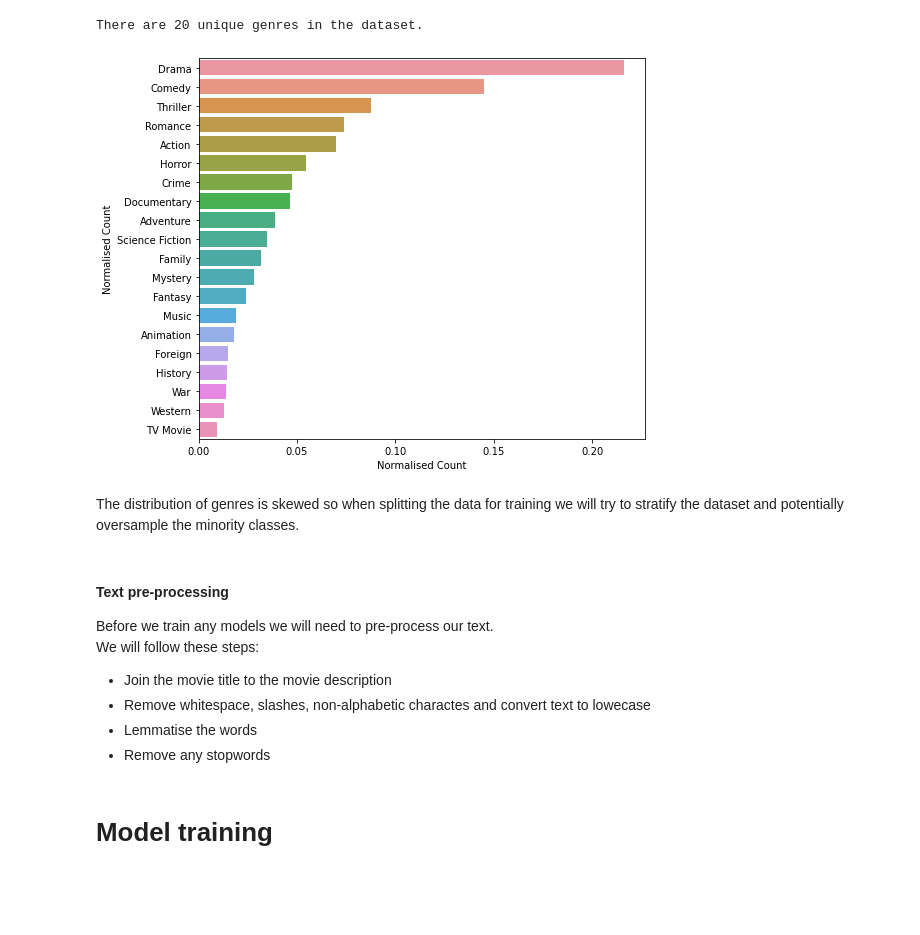
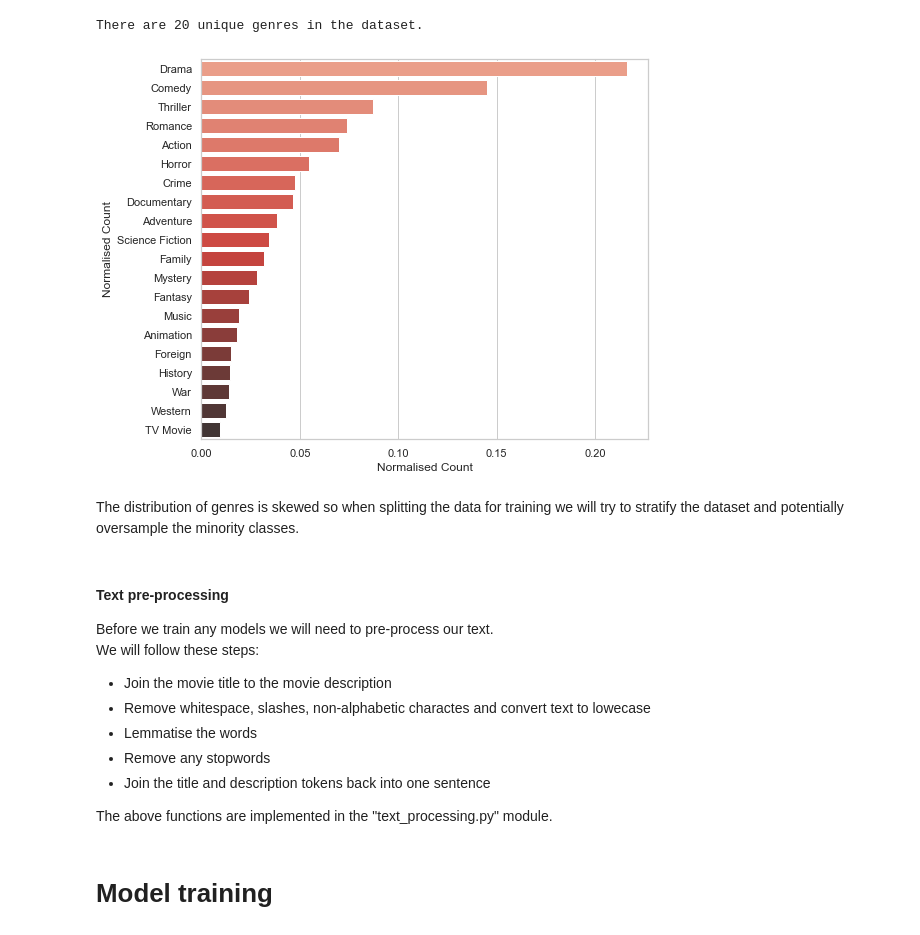
Before and after one commit to alexandrosanat/movie-genre-prediction, a Jupyter notebook: model_training.ipynb, the cells around one changed output. Cells and saved outputs as stored; diff of their text form; code cells hidden in the pictures; blank space fills up the shorter version.

```diff
--- a/model_training.ipynb
+++ b/model_training.ipynb
@@ -197,14 +207,10 @@ all_genres_df = pd.DataFrame({'Genre': list(all_genres.keys()),
 all_genres_df['Normalised Count'] = all_genres_df['Count'] / all_genres_df['Count'].sum()
 # %% [output]
 There are 20 unique genres in the dataset.
-# %%
-g = all_genres_df.nlargest(columns="Count", n=50)
-plt.figure(figsize=(8, 7))
-ax = sns.barplot(data=g, x= "Normalised Count", y = "Genre")
-ax.set(ylabel = 'Normalised Count')
-plt.show()
-# %% [output]
-[figure, removed]
+# %%
+plot_barplot(all_genres_df)
+# %% [output]
+[figure, added]
 # %% [markdown]
 The distribution of genres is skewed so when splitting the data for training we will try to stratify the dataset and potentially oversample the minority classes.
 # %% [markdown]
@@ -216,6 +222,9 @@ We will follow these steps:
 - Remove whitespace, slashes, non-alphabetic charactes and convert text to lowecase
 - Lemmatise the words
 - Remove any stopwords
+- Join the title and description tokens back into one sentence
+
+The above functions are implemented in the "text_processing.py" module.
 # %%
 movie_data['text'] = \
     movie_data[['title', 'description']].apply(
```
Also changed, not shown: parts of 60 cells of this notebook, 5 other files.
